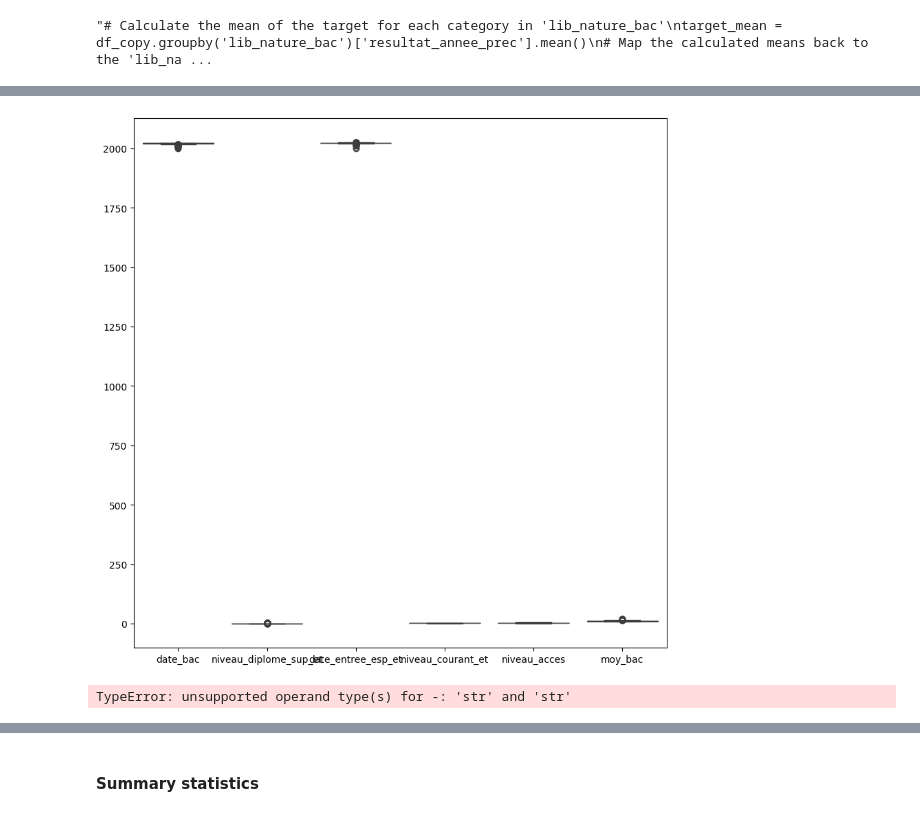
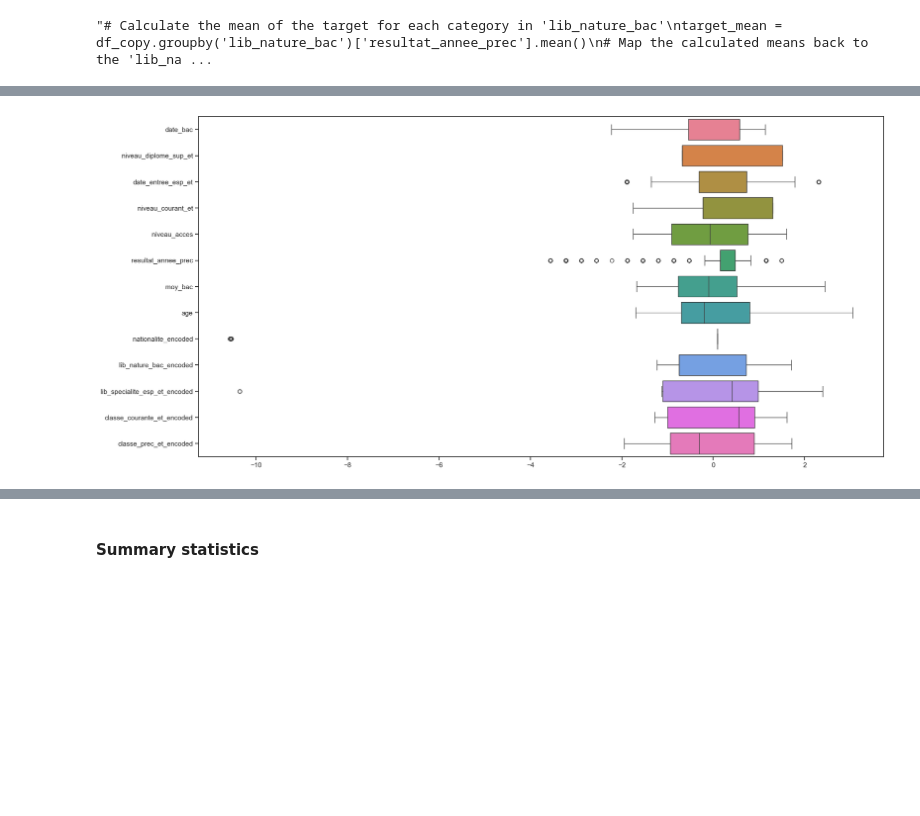
Before and after one commit to Asma-Draouil/Feature_Asma, a Jupyter notebook: base etudiants/EDA_modif.ipynb, the cells around one changed output, grey strips where cells are left out. Drawn from its saved outputs; the diff is of its cells as text; code cells hidden in the pictures; blank space fills up the shorter version.

```diff
--- a/base etudiants/EDA_modif.ipynb
+++ b/base etudiants/EDA_modif.ipynb
@@ -384,0 +474,19 @@ ax = sns.boxplot(data=df_copy, orient='h')
+# %%
+# Dictionnaire pour stocker les outliers
+outliers = {}
+
+# Parcours des colonnes (date_bac et date_entree_esp_et)
+for column in ['date_bac', 'date_entree_esp_et']:
+    # Calcul des bornes et de l'IQR pour chaque colonne
+    Q1 = df_copy[column].quantile(0.25)
+    Q3 = df_copy[column].quantile(0.75)
+    IQR = Q3 - Q1
+    lower_bound = Q1 - 1.5 * IQR
+    upper_bound = Q3 + 1.5 * IQR
+
+    # Identifier les outliers (valeurs en dehors des bornes)
+    outliers[column] = df_copy[(df_copy[column] < lower_bound) | (df_copy[column] > upper_bound)]
+
+    # Remplacer les outliers par la borne inférieure ou supérieure
+    df_copy.loc[df_copy[column] < lower_bound, column] = lower_bound
+    df_copy.loc[df_copy[column] > upper_bound, column] = upper_bound
@@ -445 +630,7 @@ freq                           355
+# %%
+#Use Frequency encoding for nationalite
+# Calculate the frequency of each category in 'nationalite'
+nationalite_freq = df_copy['nationalite'].value_counts(normalize=True)
+# Map the frequency values back to the 'nationalite' column
+df_copy['nationalite_encoded'] = df_copy['nationalite'].map(nationalite_freq)
 # %% [markdown]
@@ -501,9 +640,3 @@ Name: resultat_annee_prec, Length: 1685, dtype: bool
 from sklearn.preprocessing import LabelEncoder
 labelencoder_y = LabelEncoder()
 df_copy['lib_nature_bac_encoded'] = (labelencoder_y.fit_transform(df_copy['lib_nature_bac'])).astype('int64')
-# %%
-#use Label encoding for the column 'resultat_annee_prec'
-'''from sklearn.preprocessing import LabelEncoder
-labelencoder_y = LabelEncoder()
-df_copy['resultat_annee_prec'] = (labelencoder_y.fit_transform(df_copy['resultat_annee_prec'])).astype('int64')
-df_copy'''
@@ -590,8 +711,8 @@ Etant donné les différences d'échelles observées, il est fortement recommand
 #scale the data
 from sklearn.preprocessing import StandardScaler
 scaler = StandardScaler()
-df_scaled = scaler.fit_transform(df_copy.select_dtypes(include=['int64', 'float64']))
-df_scaled = pd.DataFrame(df_scaled, columns=df_copy.select_dtypes(include=['int64', 'float64']).columns)
+df_scaled = scaler.fit_transform(df_copy.select_dtypes(include=['int64', 'float64', 'int32']))
+df_scaled = pd.DataFrame(df_scaled, columns=df_copy.select_dtypes(include=['int64', 'float64','int32']).columns)
 df_scaled.head()
 # %% [output]
 |  | date_bac | niveau_diplome_sup_et | date_entree_esp_et | niveau_courant_et | niveau_acces | ... |
@@ -619,21 +726,7 @@ ax = sns.boxplot(data=df_copy, orient='h')
 # %%
 # Create a boxplot to visualize the outliers
-plt.figure(figsize=(10,10))
-sns.boxplot(data=df_copy)
-plt.xticks(rotation=0)
+plt.figure(figsize=(20,10))
+sns.boxplot(data=df_scaled, orient='h')
 plt.show()
 # %% [output]
-[figure, old version]
+[figure, new version]
-# %%
-Q1 = df_copy['resultat_annee_prec'].quantile(0.25)
-Q3 = df_copy['resultat_annee_prec'].quantile(0.75)
-IQR = Q3 - Q1
-lower_bound = Q1 - 1.5 * IQR
-upper_bound = Q3 + 1.5 * IQR
-print("Lower bound:", lower_bound)
-print("Upper bound:", upper_bound)
-print("IQR:", IQR)
-# Detect outliers
-outliers = df_copy[(df_copy['resultat_annee_prec'] < lower_bound) | (df_copy['resultat_annee_prec'] > upper_bound)]
-# %% [output]
-TypeError: unsupported operand type(s) for -: 'str' and 'str'
```
Also changed, not shown: parts of 161 cells of this notebook, 20 other files.
